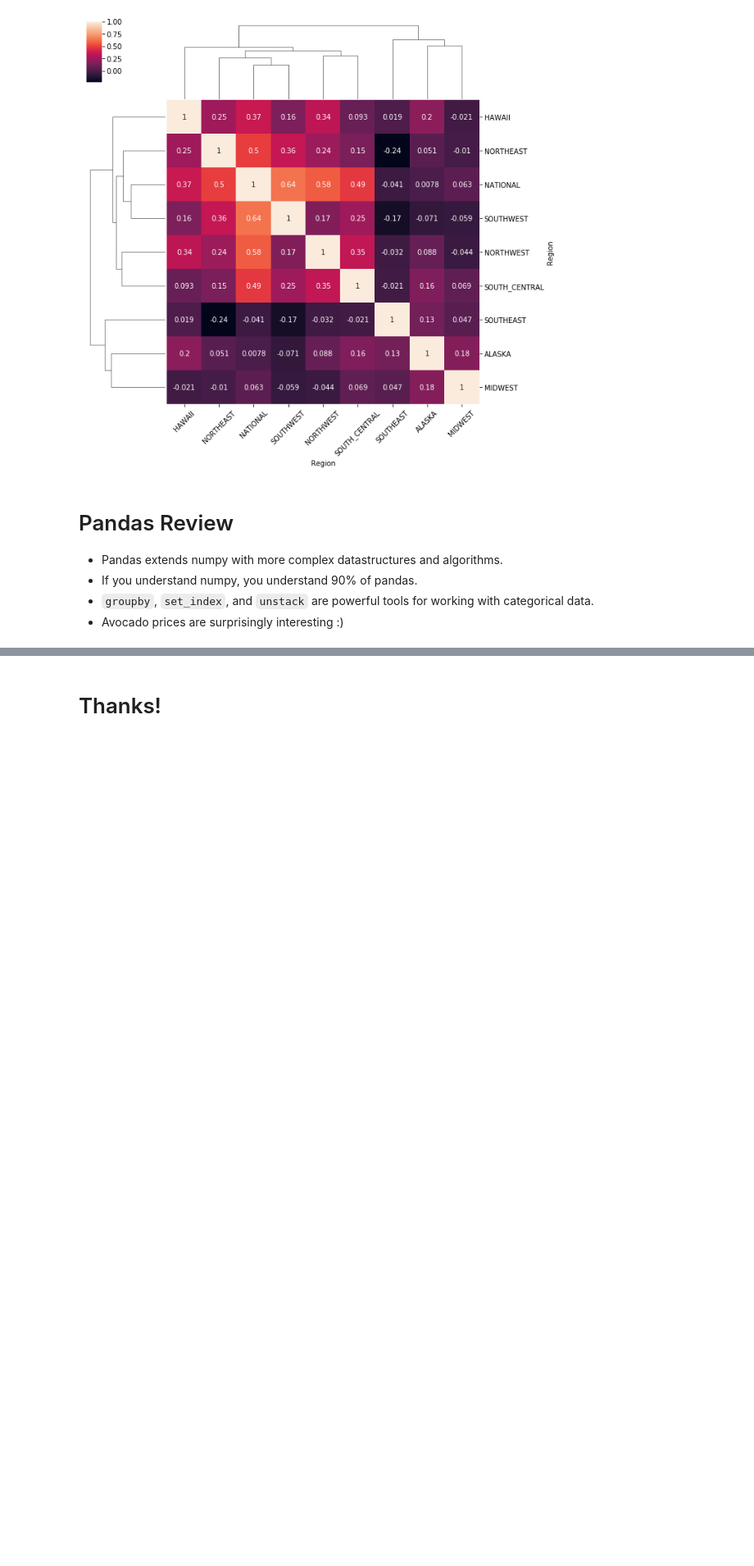
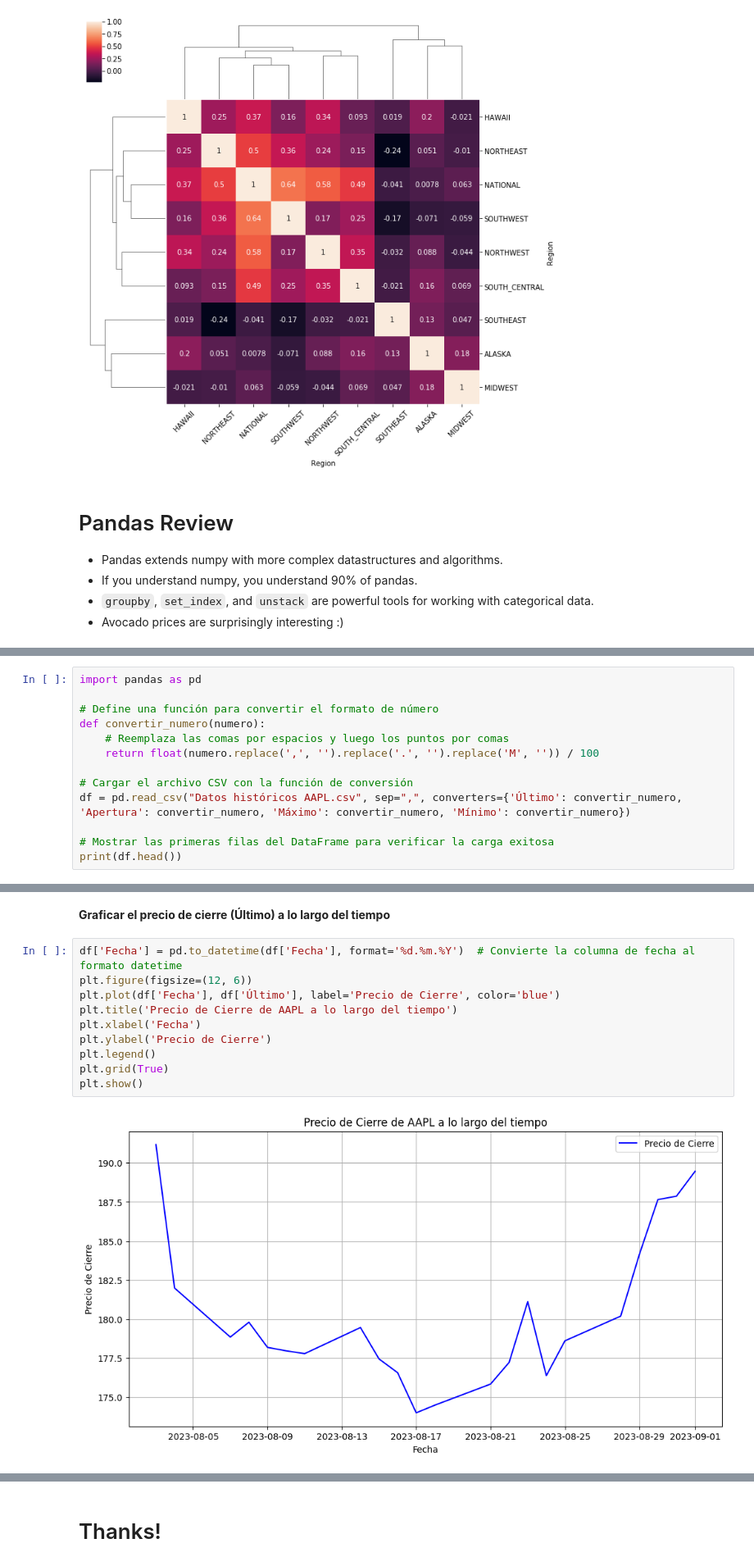
Before and after one commit to lpedraoss/Algorithm-labs, a Jupyter notebook: Laboratorio2/lpedraoss_Lab2.ipynb, the cells around one changed output, grey strips where cells are left out. Shown at 82% size. Cells and saved outputs as stored; diff of their text form; blank space fills up the shorter version.

```diff
--- a/Laboratorio2/lpedraoss_Lab2.ipynb
+++ b/Laboratorio2/lpedraoss_Lab2.ipynb
@@ -1923,0 +1926,13 @@ ax.set_xticklabels(ax.get_xticklabels(), rotation=45);
+# %%
+import pandas as pd
+
+# Define una función para convertir el formato de número
+def convertir_numero(numero):
+    # Reemplaza las comas por espacios y luego los puntos por comas
+    return float(numero.replace(',', '').replace('.', '').replace('M', '')) / 100
+
+# Cargar el archivo CSV con la función de conversión
+df = pd.read_csv("Datos históricos AAPL.csv", sep=",", converters={'Último': convertir_numero, 'Apertura': convertir_numero, 'Máximo': convertir_numero, 'Mínimo': convertir_numero})
+
+# Mostrar las primeras filas del DataFrame para verificar la carga exitosa
+print(df.head())
@@ -1923,0 +1993,14 @@ ax.set_xticklabels(ax.get_xticklabels(), rotation=45);
+# %% [markdown]
+**Graficar el precio de cierre (Último) a lo largo del tiempo**
+# %%
+df['Fecha'] = pd.to_datetime(df['Fecha'], format='%d.%m.%Y')  # Convierte la columna de fecha al formato datetime
+plt.figure(figsize=(12, 6))
+plt.plot(df['Fecha'], df['Último'], label='Precio de Cierre', color='blue')
+plt.title('Precio de Cierre de AAPL a lo largo del tiempo')
+plt.xlabel('Fecha')
+plt.ylabel('Precio de Cierre')
+plt.legend()
+plt.grid(True)
+plt.show()
+# %% [output]
+[figure, added]
```
Also changed, not shown: parts of 8 cells of this notebook, 2 other files.
